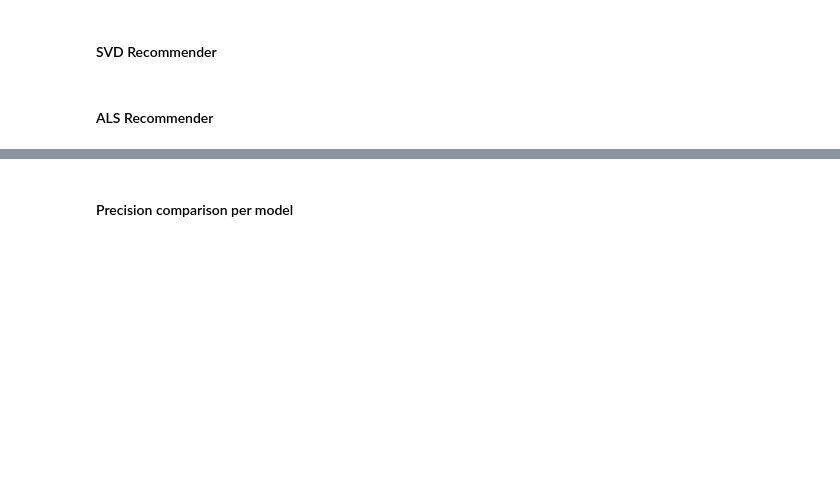
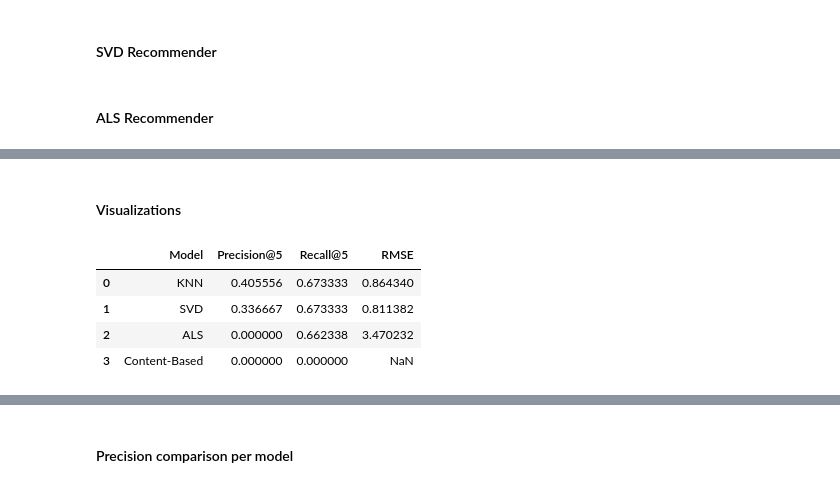
Before and after one commit to H-Rumenya/Group_2_P4_Project, a Jupyter notebook: phase4_project.ipynb, the cells around one changed output, grey strips where cells are left out. Drawn from its saved outputs; the diff is of its cells as text; code cells hidden in the pictures; blank space fills up the shorter version.

```diff
--- a/phase4_project.ipynb
+++ b/phase4_project.ipynb
@@ -709,3 +827,20 @@ metrics_df
+# %% [markdown]
+#### Visualizations
+# %%
+metrics = {
+    'Model': ['KNN', 'SVD', 'ALS', 'Content-Based'],
+    'Precision@5': [knn_precision, svd_precision, als_precision, content_precision],
+    'Recall@5': [knn_recall, svd_recall, als_recall, content_recall],
+    'RMSE': [knn_rmse, svd_rmse, als_rmse, content_rmse]
+}
+metrics_df = pd.DataFrame(metrics)
+metrics_df
+# %% [output]
+|  | Model | Precision@5 | Recall@5 | RMSE |
+| 0 | KNN | 0.405556 | 0.673333 | 0.864340 |
+| 1 | SVD | 0.336667 | 0.673333 | 0.811382 |
+| 2 | ALS | 0.000000 | 0.662338 | 3.470232 |
+| 3 | Content-Based | 0.000000 | 0.000000 | NaN |
 # %%
 #bar chart comparing RMSE values for the KNN, SVD, and ALS models to visually assess which model has the lowest prediction error.
 plt.figure(figsize=(10, 6))
```
Also changed, not shown: parts of 47 cells of this notebook.
